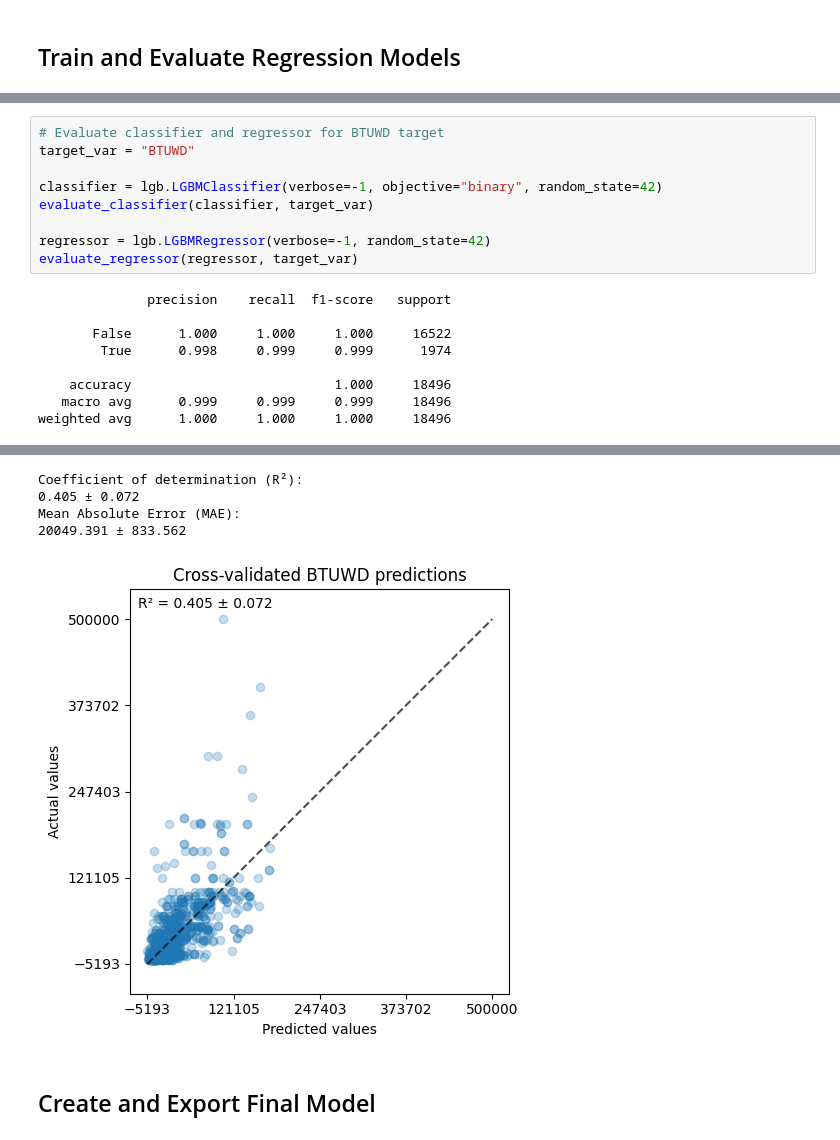
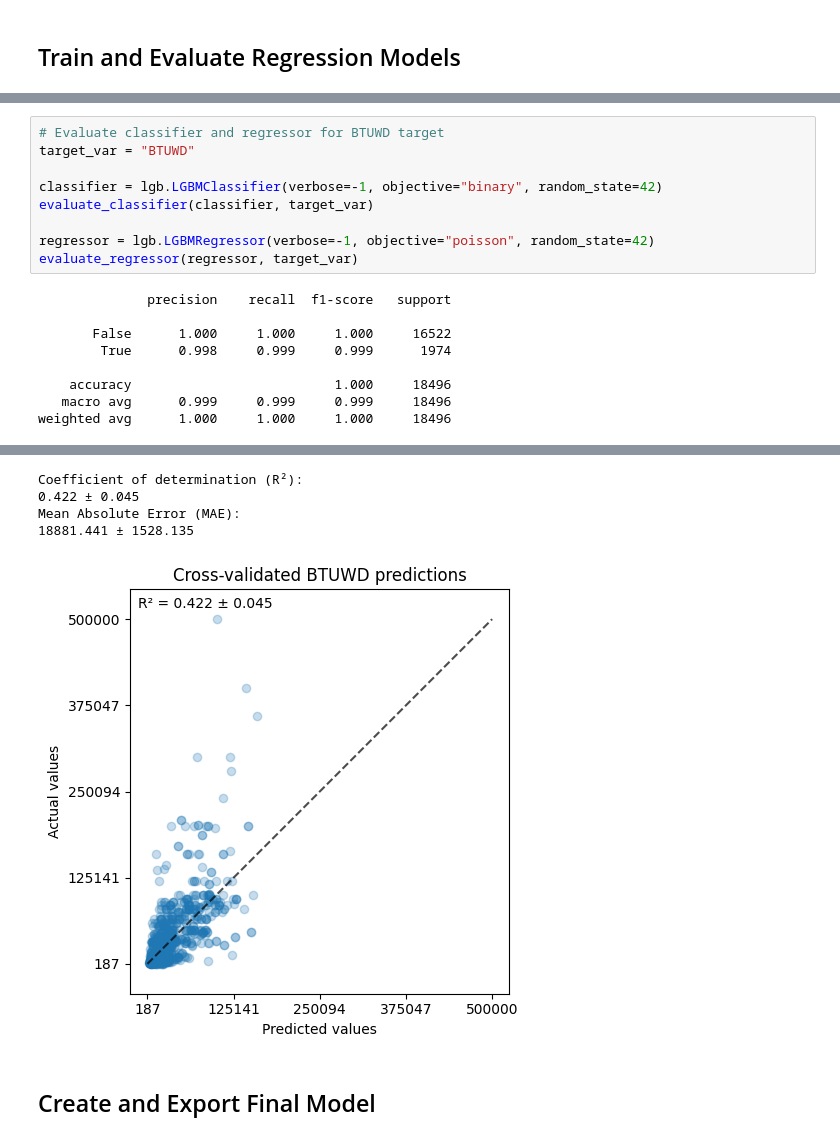
Before and after one commit to jon-codes/c964-model, a Jupyter notebook: notebooks/train.ipynb, the cells around one changed output, grey strips where cells are left out. Drawn from its saved outputs; the diff is of its cells as text.

```diff
--- a/notebooks/train.ipynb
+++ b/notebooks/train.ipynb
@@ -331,27 +331,27 @@ Mean Absolute Error (MAE):
 # %%
 # Evaluate classifier and regressor for BTUWD target
 target_var = "BTUWD"
 
 classifier = lgb.LGBMClassifier(verbose=-1, objective="binary", random_state=42)
 evaluate_classifier(classifier, target_var)
 
-regressor = lgb.LGBMRegressor(verbose=-1, random_state=42)
+regressor = lgb.LGBMRegressor(verbose=-1, objective="poisson", random_state=42)
 evaluate_regressor(regressor, target_var)
 # %% [output]
               precision    recall  f1-score   support
 
        False      1.000     1.000     1.000     16522
         True      0.998     0.999     0.999      1974
 
     accuracy                          1.000     18496
    macro avg      0.999     0.999     0.999     18496
 weighted avg      1.000     1.000     1.000     18496
 [figure]
 Coefficient of determination (R²):
-0.405 ± 0.072
+0.422 ± 0.045
 Mean Absolute Error (MAE):
-20049.391 ± 833.562
+18881.441 ± 1528.135
-[figure, old version]
+[figure, new version]
 # %% [markdown]
 ## Create and Export Final Model
 # %%
```
Also changed, not shown: parts of 4 cells of this notebook, 1 other file.
